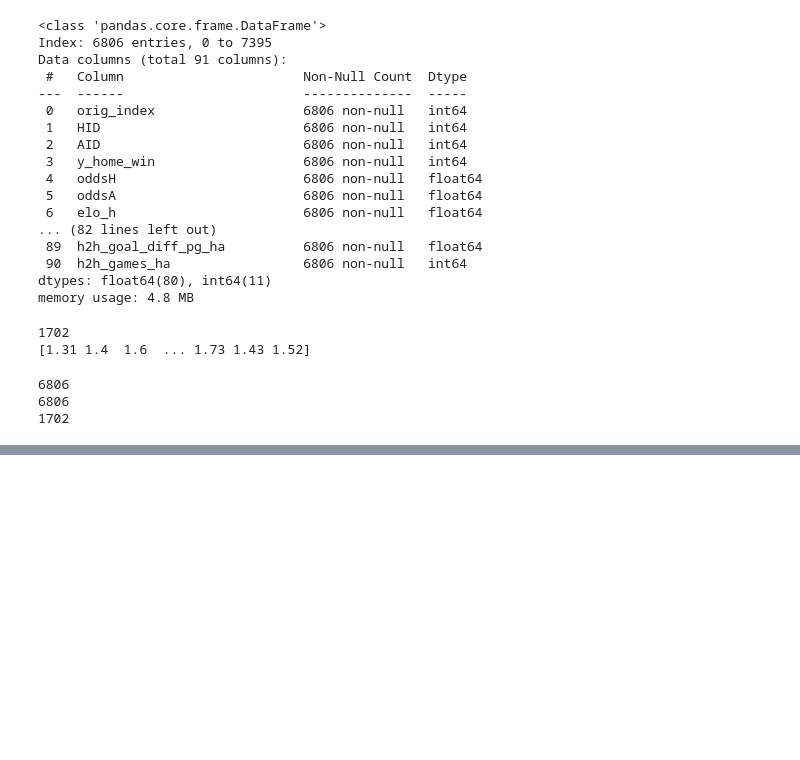
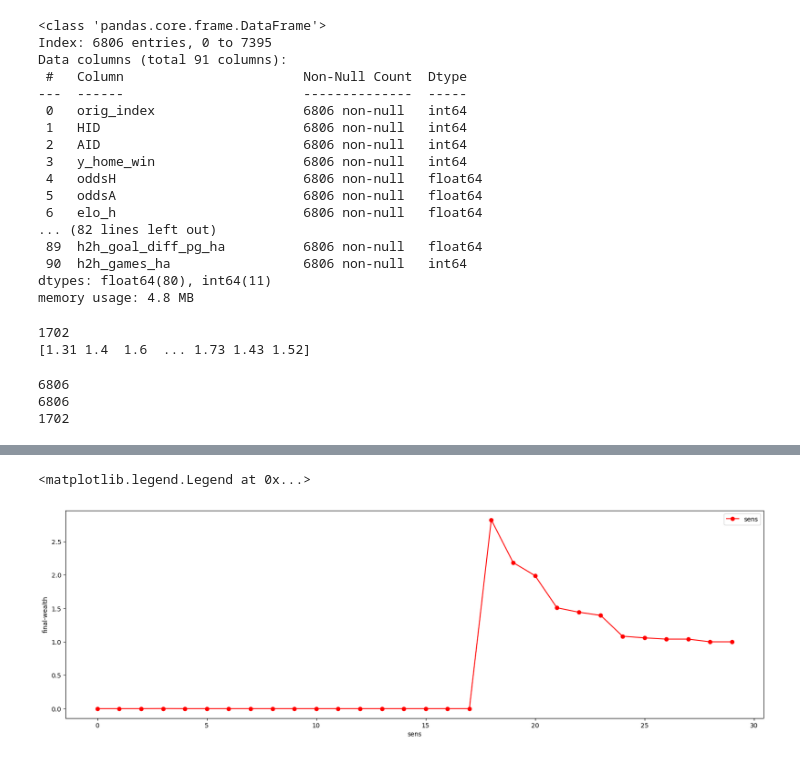
Before and after one commit to BrystofKlazek/QMinersHackathon42, a Jupyter notebook: src/neural_network_final.ipynb, the cells around one changed output, grey strips where cells are left out. Saved outputs shown, nothing was run; the diff lists cells and outputs as text; code cells hidden in the pictures; blank space fills up the shorter version.

```diff
--- a/src/neural_network_final.ipynb
+++ b/src/neural_network_final.ipynb
@@ -418,8 +422,8 @@ def betting(outcome, sens, bookmaker_odds_H, bookmaker_odds_A):
 
     return merged, -result.fun
 # %%
-
-bets, max_sharpe = betting(flat_array, 0.03, bookmaker_odds_H, bookmaker_odds_A )
+wealth = 1.0
+bets, max_sharpe = betting(flat_array, 0.18, bookmaker_odds_H, bookmaker_odds_A, wealth)
 for i in range(len(bets)):
     if bets[i]["label"] == "A":
         print("yes")
@@ -447,9 +451,11 @@ exp
 # %%
 wealth = 1.0
 for i in range(len(yval_data)):
-    if bets[i]!=0:
+    if bets[i]["bet"] > 0.001:
         if yval_data[i]==1:
             wealth += bets[i]["bet"]* (bookmaker_odds_H[i]-1)
+        else:
+            wealth -= bets[i]["bet"]
 
 print("Final wealth:", wealth)
 # %% [output]
@@ -456,0 +503,25 @@ Final wealth: 1.4980110411003247
+# %%
+x_axis = []
+wealth_arr = []
+for sens in range(30):
+    print("--------- new sens")
+    x_axis.append(sens)
+    wealth = 1.0
+    for t in range(10):
+        sumation = 0
+        if wealth < 0:
+            print("Wealth depleted, stopping betting.")
+            break
+        bets, max_sharpe = betting(tenths_flat[t], 0.03 + sens*0.01, tenths_bookmaker_odds_H[t], tenths_bookmaker_odds_A[t], wealth)
+
+        for i in range(len(bets)):
+            if bets[i]["bet"] > 0.001:
+                    sumation += 1
+                    if tenths_yval[t][i]==1:
+                        wealth += bets[i]["bet"]* (tenths_bookmaker_odds_H[t][i]-1)
+                    else:
+                        wealth -= bets[i]["bet"]
+        print("nb of place bets", sumation)
+
+    print("Final wealth:", wealth, "sens", sens)
+    wealth_arr.append(wealth)
@@ -456,0 +546,14 @@ Final wealth: 1.4980110411003247
+# %%
+import matplotlib
+import matplotlib.pyplot as plt
+%matplotlib inline
+
+plt.figure(figsize=(20,6))
+plt.plot(x_axis, wealth_arr,'or-') #o: body, r: barva, -: spojení bodů linkou
+
+plt.xlabel('sens')
+plt.ylabel('final-wealth')
+plt.legend(['sens'])
+# %% [output]
+<matplotlib.legend.Legend at 0x...>
+[figure, added]
```
Also changed, not shown: parts of 10 cells of this notebook, 3 other files.
